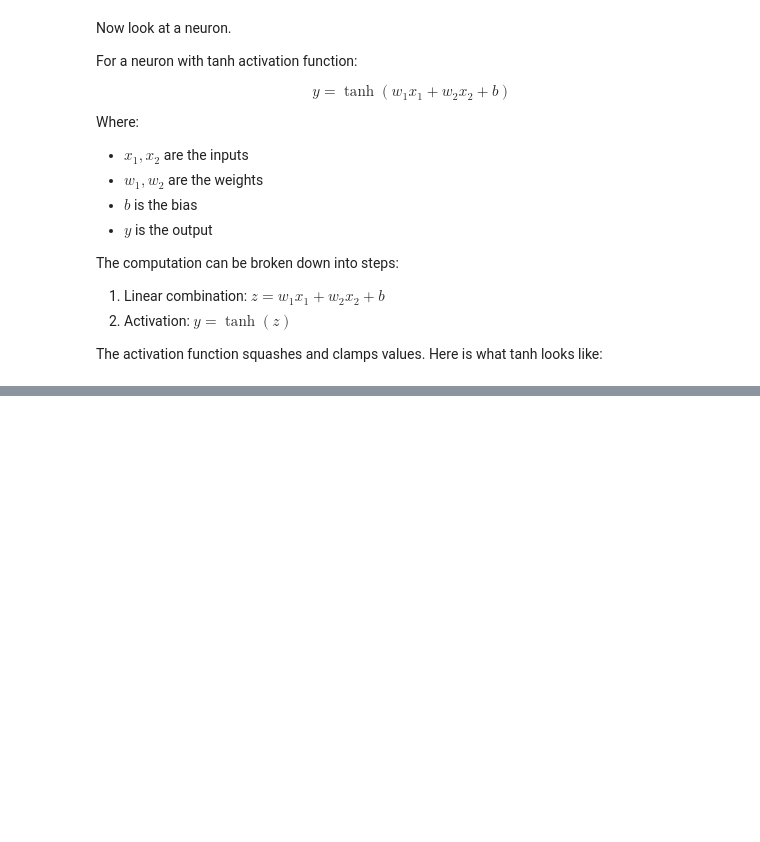
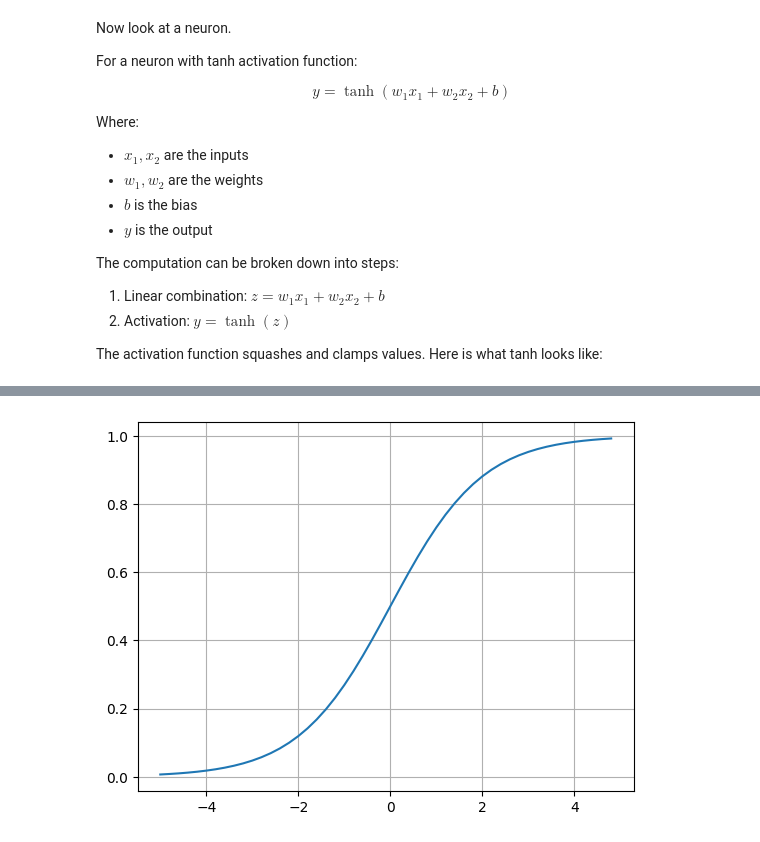
Before and after one commit to clarkezone/aifromscratch, a Jupyter notebook: backprop/backprop.ipynb, the cells around one changed output, grey strips where cells are left out. Drawn from its saved outputs; the diff is of its cells as text; code cells hidden in the pictures; blank space fills up the shorter version.

```diff
--- a/backprop/backprop.ipynb
+++ b/backprop/backprop.ipynb
@@ -393,0 +398,7 @@ The activation function squashes and clamps values.  Here is what tanh looks lik
+# %%
+def sigmoid(x):
+    return 1 / (1 + np.exp(-x))
+
+plt.plot(np.arange(-5, 5, 0.2), sigmoid(np.arange(-5, 5, 0.2))); plt.grid()
+# %% [output]
+[figure, added]
```
Also changed, not shown: parts of 1 cell of this notebook.
